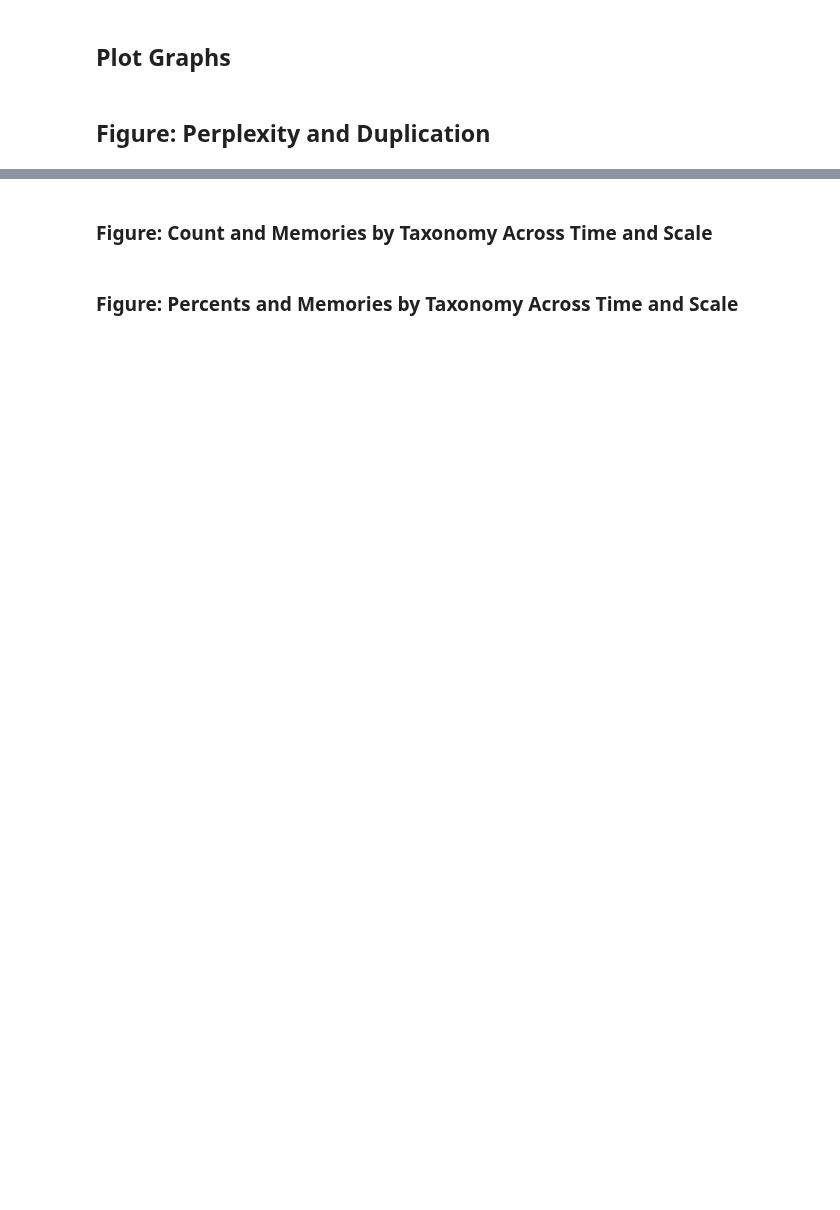
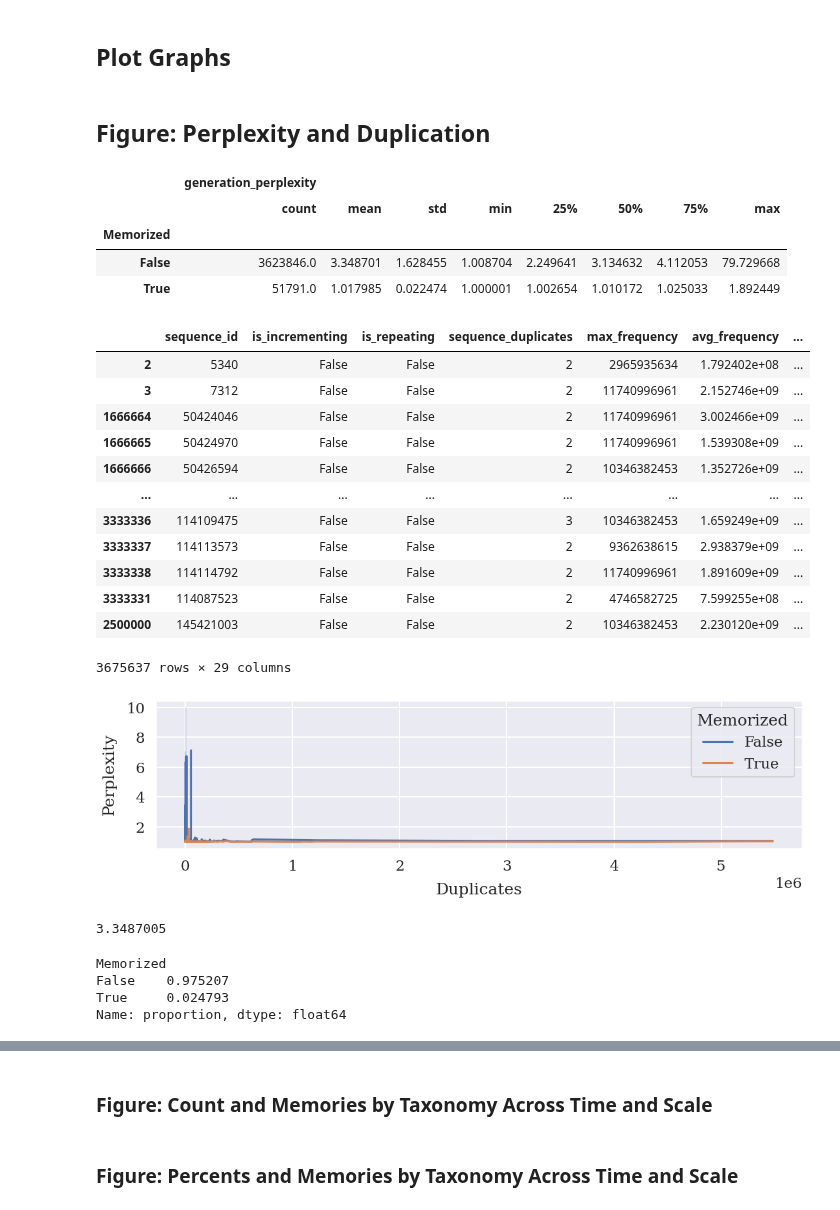
Before and after one commit to EleutherAI/semantic-memorization, a Jupyter notebook: working_dirs/kyle/results_analysis/results_analysis.ipynb, the cells around one changed output, grey strips where cells are left out. Saved outputs shown, nothing was run; the diff lists cells and outputs as text; code cells hidden in the pictures; blank space fills up the shorter version.

```diff
--- a/working_dirs/kyle/results_analysis/results_analysis.ipynb
+++ b/working_dirs/kyle/results_analysis/results_analysis.ipynb
@@ -38,7 +40,7 @@ for split in tqdm(splits):
     formatted_split_name = split.replace("memories_", "").replace("deduped_", "deduped.").replace("pile_", "")
     dataset_path = memories_path if checkpoint == "Final" else intermediate_path
     if "memories" in split:
-        # continue # Disable memories for now
+        continue # Don't load memories since they're unnecessary for the first part of the analysis
         memories_dataset[formatted_split_name] = load_dataset(dataset_path, split=f"{split}[:{split_sample_size}]" if split_sample_size else split)
     else:
         pile_dataset[formatted_split_name] = load_dataset(dataset_path, split=f"{split}[:{split_sample_size}]" if split_sample_size else split)
@@ -110,23 +167,56 @@ combined_dataframe.value_counts(["Model", "Checkpoint", "category"])
 # %%
 # line plot where sequence_duplicates is the x axis and the y axis is the generation_perplexity
 deduped_12b = combined_dataframe[
     (combined_dataframe["Model"] == "12b") & (combined_dataframe["Checkpoint"] == "Final") & (combined_dataframe["Deduped"] == True) & (combined_dataframe["IsPileSample"] == True)
 ]
 # deduped_12b = deduped_12b[deduped_12b["category"] != "Reconstruction"]
-deduped_12b = deduped_12b[deduped_12b["sequence_duplicates"] <= 10]
+deduped_12b = deduped_12b[deduped_12b["sequence_duplicates"] >= 2]
 display(deduped_12b[["Memorized", "generation_perplexity"]].groupby("Memorized").describe())
 
 display(deduped_12b)
 
 # Plot lineplot
 sns.lineplot(data=deduped_12b, x="sequence_duplicates", y="generation_perplexity", hue="Memorized", errorbar="ci")
 
 # y label is "Perplexity" and x label is "Duplicates"
 plt.xlabel("Duplicates", labelpad=label_title_padding)
 plt.ylabel("Perplexity", labelpad=label_title_padding)
 
 # set figure dimensions
 plt.gcf().set_size_inches(13, 3)
 
 # log x axis
 # plt.xscale("log")
+# %% [output]
+|  | generation_perplexity |  |  |  |  |  |  |  |
+|  | count | mean | std | min | 25% | 50% | 75% | max |
+| Memorized |  |  |  |  |  |  |  |  |
+| False | 3623846.0 | 3.348701 | 1.628455 | 1.008704 | 2.249641 | 3.134632 | 4.112053 | 79.729668 |
+| True | 51791.0 | 1.017985 | 0.022474 | 1.000001 | 1.002654 | 1.010172 | 1.025033 | 1.892449 |
+|  | sequence_id | is_incrementing | is_repeating | sequence_duplicates | max_frequency | avg_frequency | ... |
+| 2 | 5340 | False | False | 2 | 2965935634 | 1.792402e+08 | ... |
+| 3 | 7312 | False | False | 2 | 11740996961 | 2.152746e+09 | ... |
+| 1666664 | 50424046 | False | False | 2 | 11740996961 | 3.002466e+09 | ... |
+| 1666665 | 50424970 | False | False | 2 | 11740996961 | 1.539308e+09 | ... |
+| 1666666 | 50426594 | False | False | 2 | 10346382453 | 1.352726e+09 | ... |
+| ... | ... | ... | ... | ... | ... | ... | ... |
+| 3333336 | 114109475 | False | False | 3 | 10346382453 | 1.659249e+09 | ... |
+| 3333337 | 114113573 | False | False | 2 | 9362638615 | 2.938379e+09 | ... |
+| 3333338 | 114114792 | False | False | 2 | 11740996961 | 1.891609e+09 | ... |
+| 3333331 | 114087523 | False | False | 2 | 4746582725 | 7.599255e+08 | ... |
+| 2500000 | 145421003 | False | False | 2 | 10346382453 | 2.230120e+09 | ... |
+3675637 rows × 29 columns
+[figure, added]
+# %%
+max_memorized_perplexity = deduped_12b[deduped_12b["Memorized"] == False]["generation_perplexity"].mean()
+max_memorized_perplexity
+# %% [output]
+3.3487005
+# %%
+examples_below_ppl_thrrshold = deduped_12b[deduped_12b["generation_perplexity"] <= max_memorized_perplexity]
+examples_below_ppl_thrrshold.value_counts("Memorized", normalize=True)
+# %% [output]
+Memorized
+False    0.975207
+True     0.024793
+Name: proportion, dtype: float64
```
Also changed, not shown: parts of 8 cells of this notebook, 1 other file.
